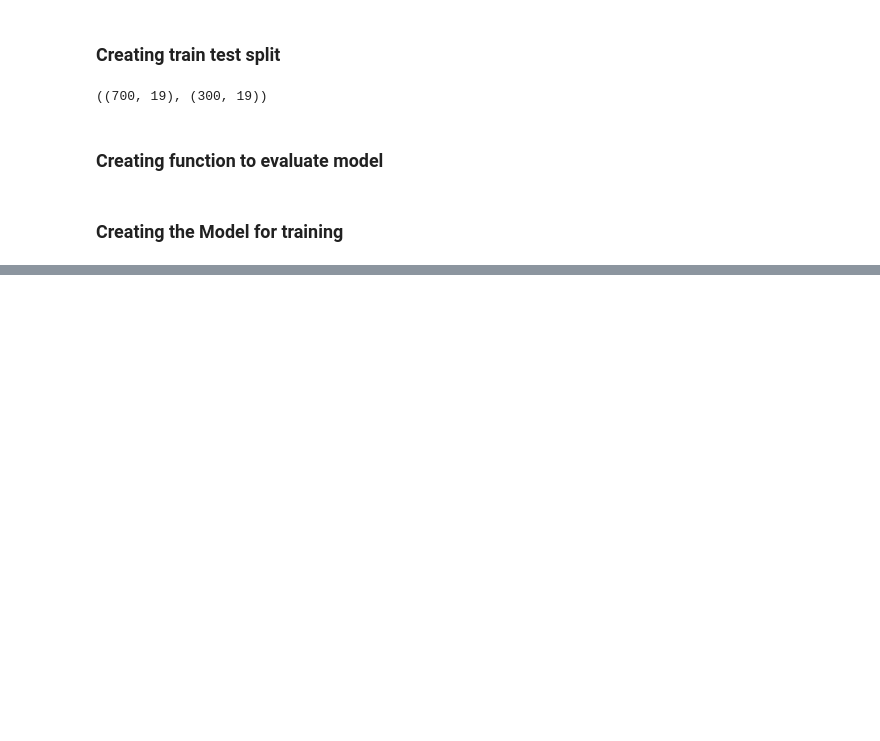
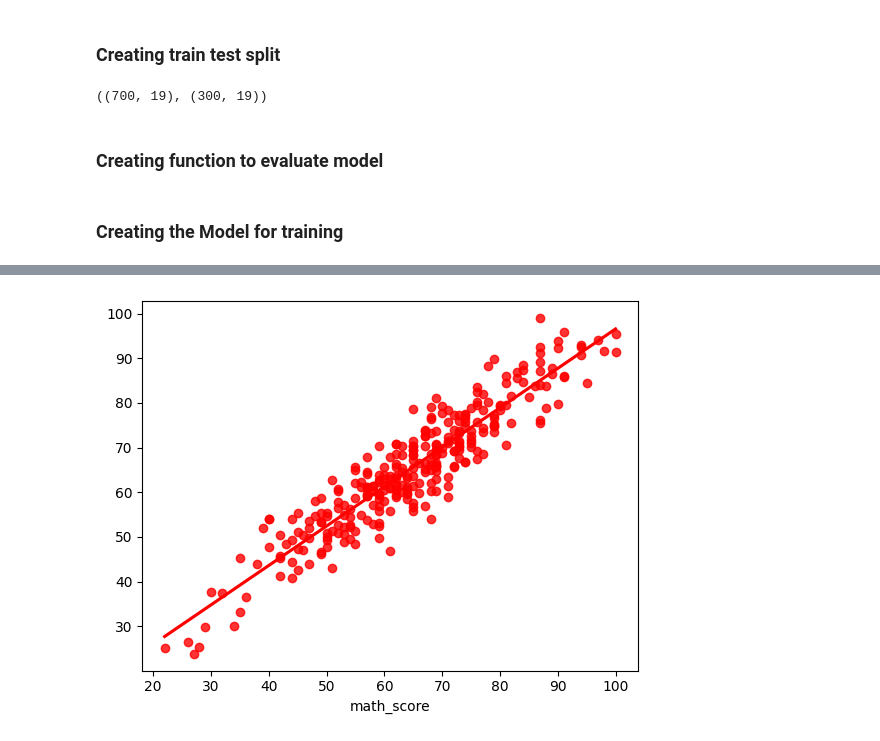
Before and after one commit to MichaelE11/mlproject, a Jupyter notebook: notebook/MODEL TRAINING.ipynb, the cells around one changed output, grey strips where cells are left out. Saved outputs shown, nothing was run; the diff lists cells and outputs as text; code cells hidden in the pictures; blank space fills up the shorter version.

```diff
--- a/notebook/MODEL TRAINING.ipynb
+++ b/notebook/MODEL TRAINING.ipynb
@@ -169,0 +215,4 @@ AttributeError: 'LinearRegression' object has no attribute 'keys'
+# %%
+sns.regplot(x=y_test,y=y_pred,ci=None,color ='red');
+# %% [output]
+[figure, added]
```
Also changed, not shown: parts of 7 cells of this notebook, 1 other file.
